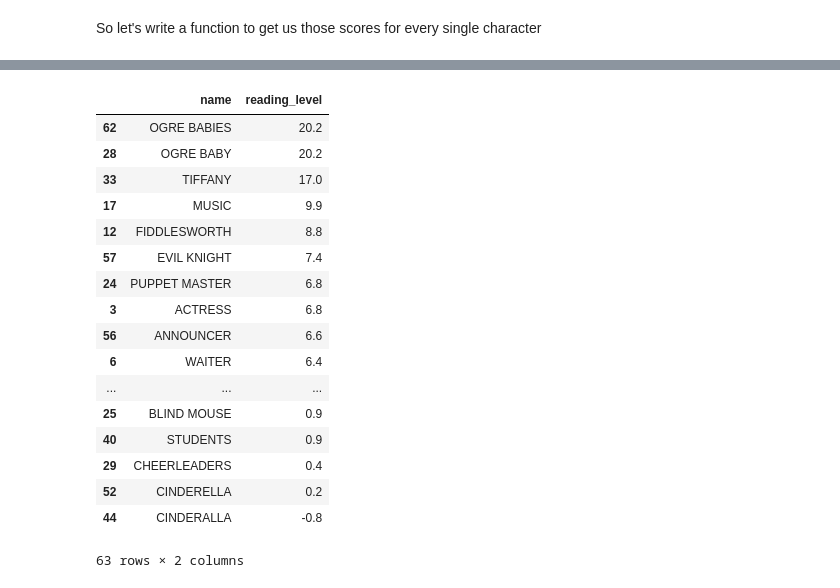
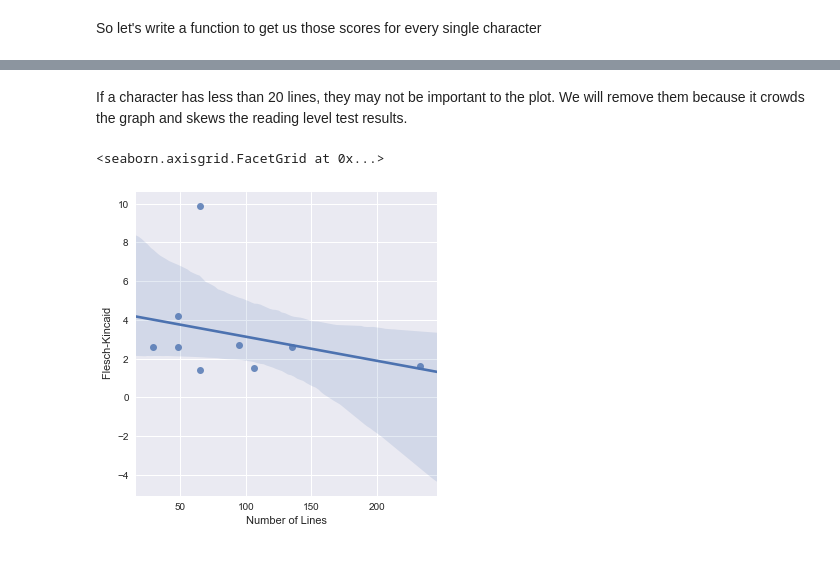
Before and after one commit to mackenziedg/shrek, a Jupyter notebook: notebooks/ReadingLevelDemoVis.ipynb, the cells around one changed output, grey strips where cells are left out. Cells and saved outputs as stored; diff of their text form; code cells hidden in the pictures; blank space fills up the shorter version.

Commit message:
Initial visualizations

```diff
--- a/notebooks/ReadingLevelDemoVis.ipynb
+++ b/notebooks/ReadingLevelDemoVis.ipynb
@@ -92,30 +68,39 @@ def reading_score_for_character(df, character_name):
 # %%
+#grab all character names
 names = df.name.unique()
+
 reading_level = [["name","reading_level"]]
+
+#append the score
 for name in names:
     score = reading_score_for_character(df, name)
     reading_level.append([name, score])
 
 headers = reading_level.pop(0)
+
+#create reading level here
 read_df = pd.DataFrame(reading_level, columns=headers)
 
 read_df.sort_values(by = "reading_level", ascending=False)
+lines = df.groupby('name').count().max(1).sort_values(ascending=False)
+
+#hacky mess, but it'll work
+line_amounts = [["name", "num_lines"]]
+for i, v in lines.items():
+    line_amounts.append([i, v])
+
+headers = line_amounts.pop(0)
+lines_df = pd.DataFrame(line_amounts, columns=headers)
+
+reading_level_df = pd.merge(read_df, lines_df, on='name')
-# %% [output]
-|  | name | reading_level |
-| 62 | OGRE BABIES | 20.2 |
-| 28 | OGRE BABY | 20.2 |
-| 33 | TIFFANY | 17.0 |
-| 17 | MUSIC | 9.9 |
-| 12 | FIDDLESWORTH | 8.8 |
-| 57 | EVIL KNIGHT | 7.4 |
-| 24 | PUPPET MASTER | 6.8 |
-| 3 | ACTRESS | 6.8 |
-| 56 | ANNOUNCER | 6.6 |
-| 6 | WAITER | 6.4 |
-| ... | ... | ... |
-| 25 | BLIND MOUSE | 0.9 |
-| 40 | STUDENTS | 0.9 |
-| 29 | CHEERLEADERS | 0.4 |
-| 52 | CINDERELLA | 0.2 |
-| 44 | CINDERALLA | -0.8 |
-63 rows × 2 columns
+# %% [markdown]
+If a character has less than 20 lines, they may not be important to the plot. We will remove them because it crowds the graph and skews the reading level test results.
+# %%
+sns.set(style="darkgrid")
+
+reading_level_df = reading_level_df[~(reading_level_df['num_lines'] <= 20)]
+g = sns.lmplot('num_lines', 'reading_level', data=reading_level_df, fit_reg=True)
+g.set_axis_labels('Number of Lines', ' Flesch-Kincaid')
+# %% [output]
+<seaborn.axisgrid.FacetGrid at 0x...>
+[figure, added]
```
Also changed, not shown: parts of 6 cells of this notebook.
